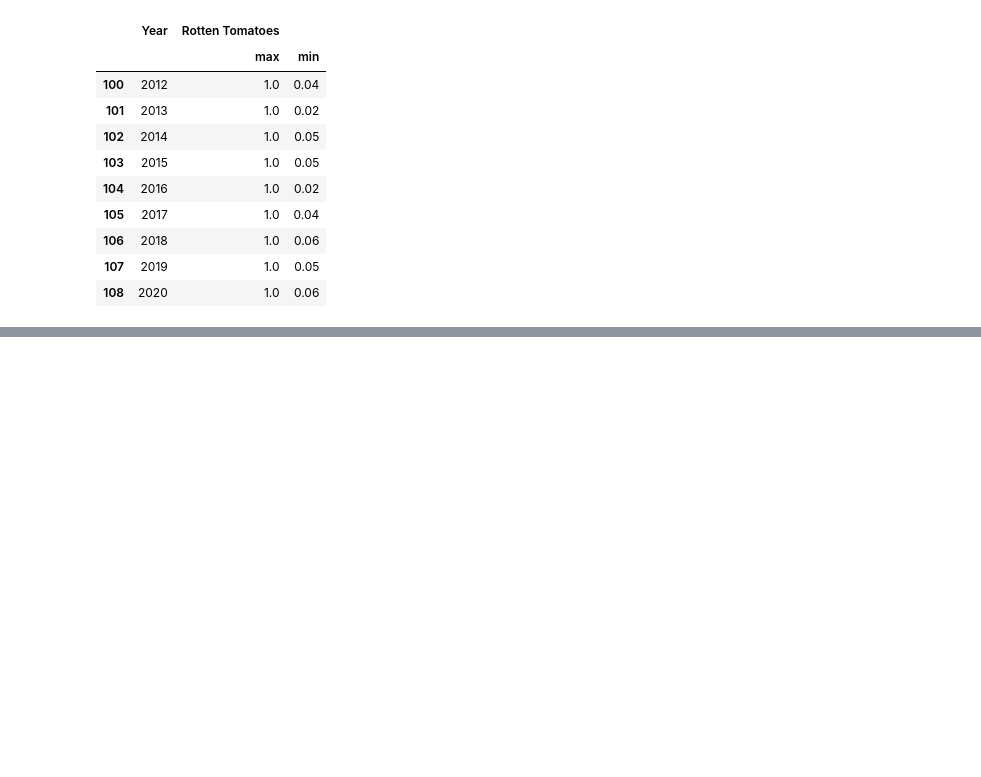
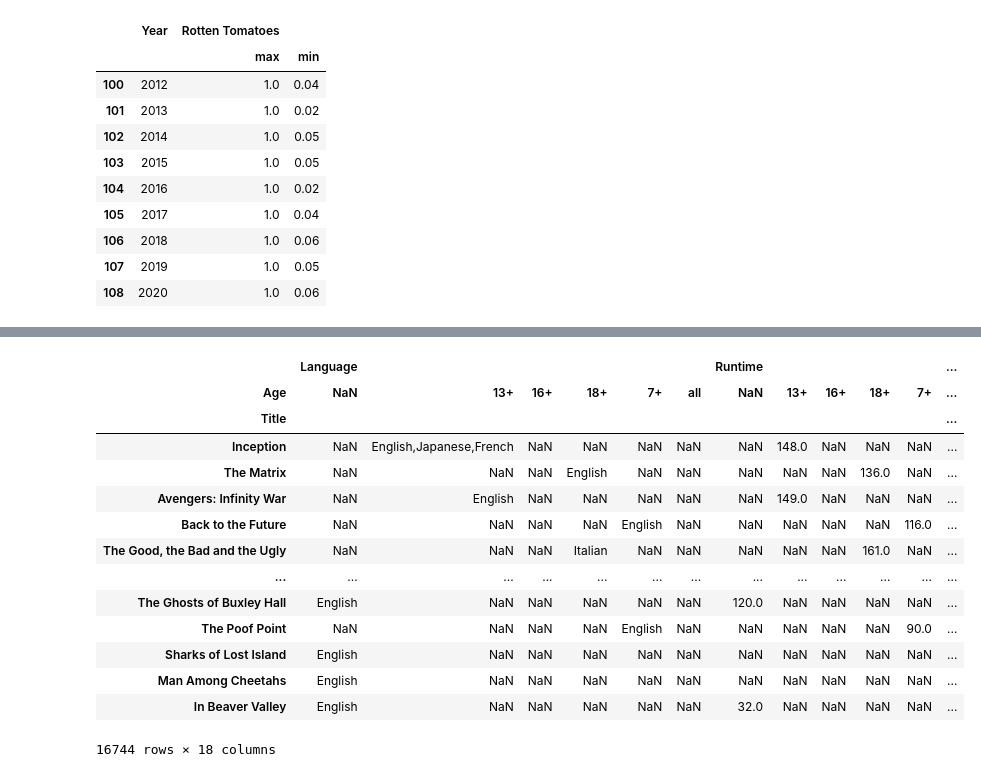
Before and after one commit to rohitabraham86/my_python_activity, a Jupyter notebook: Practical_activity_week3.ipynb, the cells around one changed output, grey strips where cells are left out. Cells and saved outputs as stored; diff of their text form; code cells hidden in the pictures; blank space fills up the shorter version.

```diff
--- a/Practical_activity_week3.ipynb
+++ b/Practical_activity_week3.ipynb
@@ -206,0 +306,19 @@ mo_gpby[mo_gpby['Year']>=2012]
+# %%
+# the title of movies, specified language, potential runtime, and genres by content rating.
+merged_data.pivot(index='Title', columns='Age', values=['Language', 'Runtime', 'Genres'])
+# %% [output]
+|  | Language |  |  |  |  |  | Runtime |  |  |  |  | ... |
+| Age | NaN | 13+ | 16+ | 18+ | 7+ | all | NaN | 13+ | 16+ | 18+ | 7+ | ... |
+| Title |  |  |  |  |  |  |  |  |  |  |  | ... |
+| Inception | NaN | English,Japanese,French | NaN | NaN | NaN | NaN | NaN | 148.0 | NaN | NaN | NaN | ... |
+| The Matrix | NaN | NaN | NaN | English | NaN | NaN | NaN | NaN | NaN | 136.0 | NaN | ... |
+| Avengers: Infinity War | NaN | English | NaN | NaN | NaN | NaN | NaN | 149.0 | NaN | NaN | NaN | ... |
+| Back to the Future | NaN | NaN | NaN | NaN | English | NaN | NaN | NaN | NaN | NaN | 116.0 | ... |
+| The Good, the Bad and the Ugly | NaN | NaN | NaN | Italian | NaN | NaN | NaN | NaN | NaN | 161.0 | NaN | ... |
+| ... | ... | ... | ... | ... | ... | ... | ... | ... | ... | ... | ... | ... |
+| The Ghosts of Buxley Hall | English | NaN | NaN | NaN | NaN | NaN | 120.0 | NaN | NaN | NaN | NaN | ... |
+| The Poof Point | NaN | NaN | NaN | NaN | English | NaN | NaN | NaN | NaN | NaN | 90.0 | ... |
+| Sharks of Lost Island | English | NaN | NaN | NaN | NaN | NaN | NaN | NaN | NaN | NaN | NaN | ... |
+| Man Among Cheetahs | English | NaN | NaN | NaN | NaN | NaN | NaN | NaN | NaN | NaN | NaN | ... |
+| In Beaver Valley | English | NaN | NaN | NaN | NaN | NaN | 32.0 | NaN | NaN | NaN | NaN | ... |
+16744 rows × 18 columns
```
Also changed, not shown: parts of 5 cells of this notebook, 1 other file.
